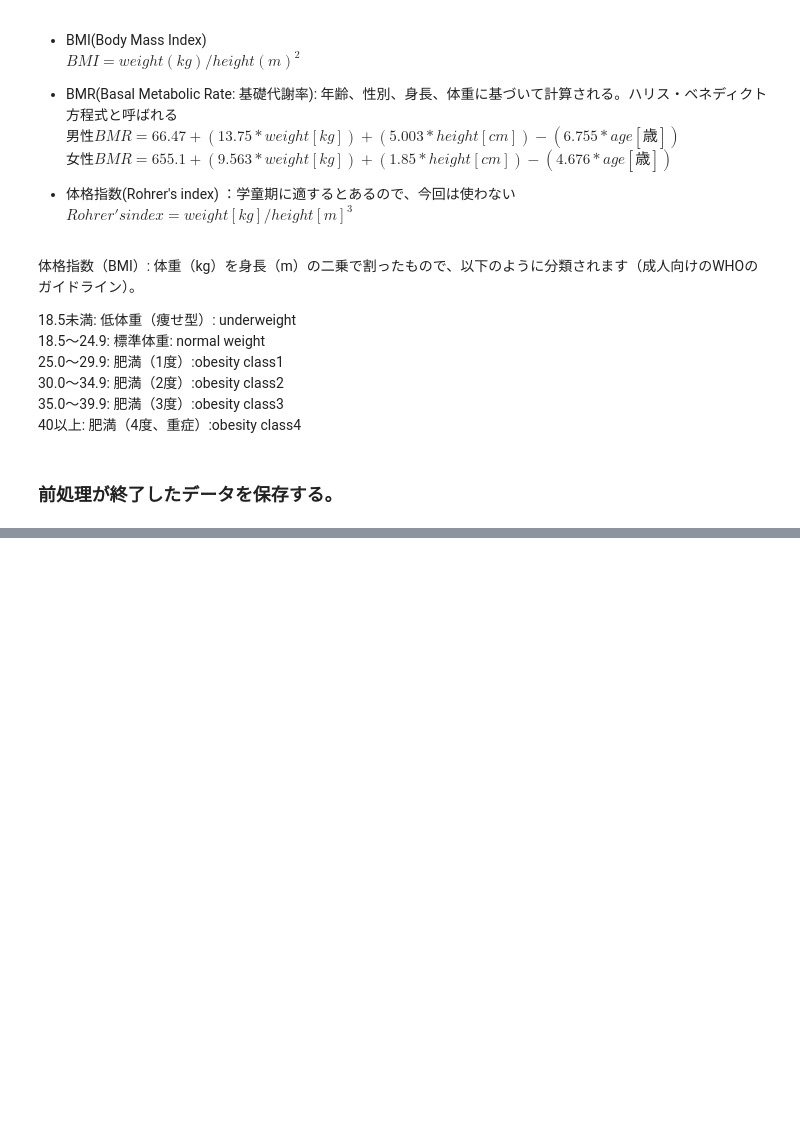
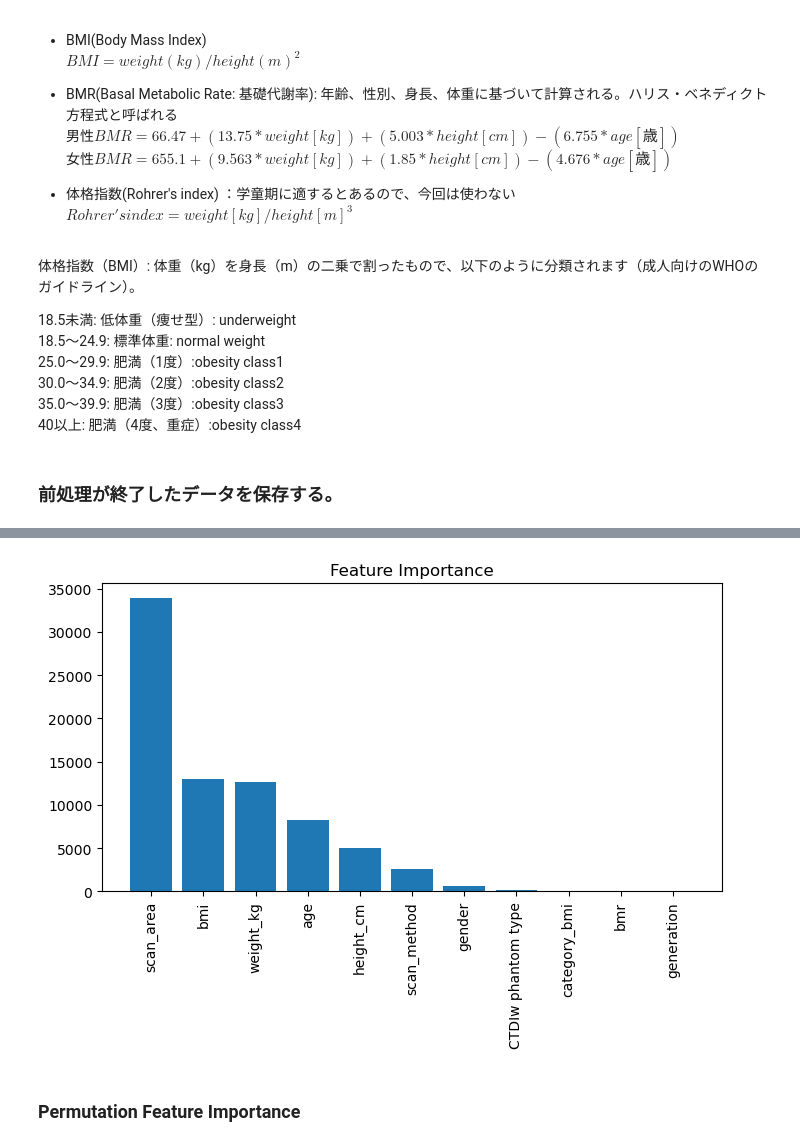
Before and after one commit to y-hiroki-radiotech/CT-dose-prediction, a Jupyter notebook: scan_preprocess_data.ipynb, the cells around one changed output, grey strips where cells are left out. Saved outputs shown, nothing was run; the diff lists cells and outputs as text; code cells hidden in the pictures; blank space fills up the shorter version.

```diff
--- a/scan_preprocess_data.ipynb
+++ b/scan_preprocess_data.ipynb
@@ -125,0 +142,2 @@ df.to_excel('preprocessed_train_data.xlsx', index=False)
+# %%
+df = pd.read_excel('preprocessed_train_data.xlsx')
@@ -125,0 +160,19 @@ df.to_excel('preprocessed_train_data.xlsx', index=False)
+# %%
+# Ordinal EncoderとTarget Encoderの使い分けを決める
+# 線量と関連がありそうなカテゴリについてはtarget encodeを実施する
+# target encoderの対象 -> CTDIw phantom type, category_bmi, scan_area
+# ordinal encoder -> gender, scan_method
+from sklearn.preprocessing import OrdinalEncoder
+from category_encoders import TargetEncoder
+
+te_columns = ['CTDIw phantom type', 'scan_area', 'category_bmi']
+oe_columns = ['gender', 'scan_method']
+
+oe = OrdinalEncoder()
+oe.set_output(transform='pandas')
+
+df[oe_columns] = oe.fit_transform(df[oe_columns])
+
+te = TargetEncoder()
+te.fit(df[te_columns], df['Mean CTDIvol'])
+df[te_columns] = te.transform(df[te_columns])
@@ -125,0 +181,9 @@ df.to_excel('preprocessed_train_data.xlsx', index=False)
+# %%
+from sklearn.model_selection import train_test_split
+
+target = 'Mean CTDIvol'
+X = df.drop(target, axis=1)
+y = df[target]
+
+X_train, X_test, y_train, y_test = train_test_split(X, y, test_size=0.2,
+                                                    shuffle=True, random_state=42)
@@ -125,0 +257,14 @@ df.to_excel('preprocessed_train_data.xlsx', index=False)
+# %%
+# 特徴量の重要度の可視化
+importances = model.feature_importance(importance_type='gain')
+indices = np.argsort(importances)[::-1]
+
+plt.figure(figsize=(8, 4))
+plt.title('Feature Importance')
+plt.bar(range(len(indices)), importances[indices])
+plt.xticks(range(len(indices)), X.columns[indices], rotation=90)
+plt.show()
+# %% [output]
+[figure, added]
+# %% [markdown]
+### Permutation Feature Importance
```
Also changed, not shown: parts of 18 cells of this notebook, 5 other files.
